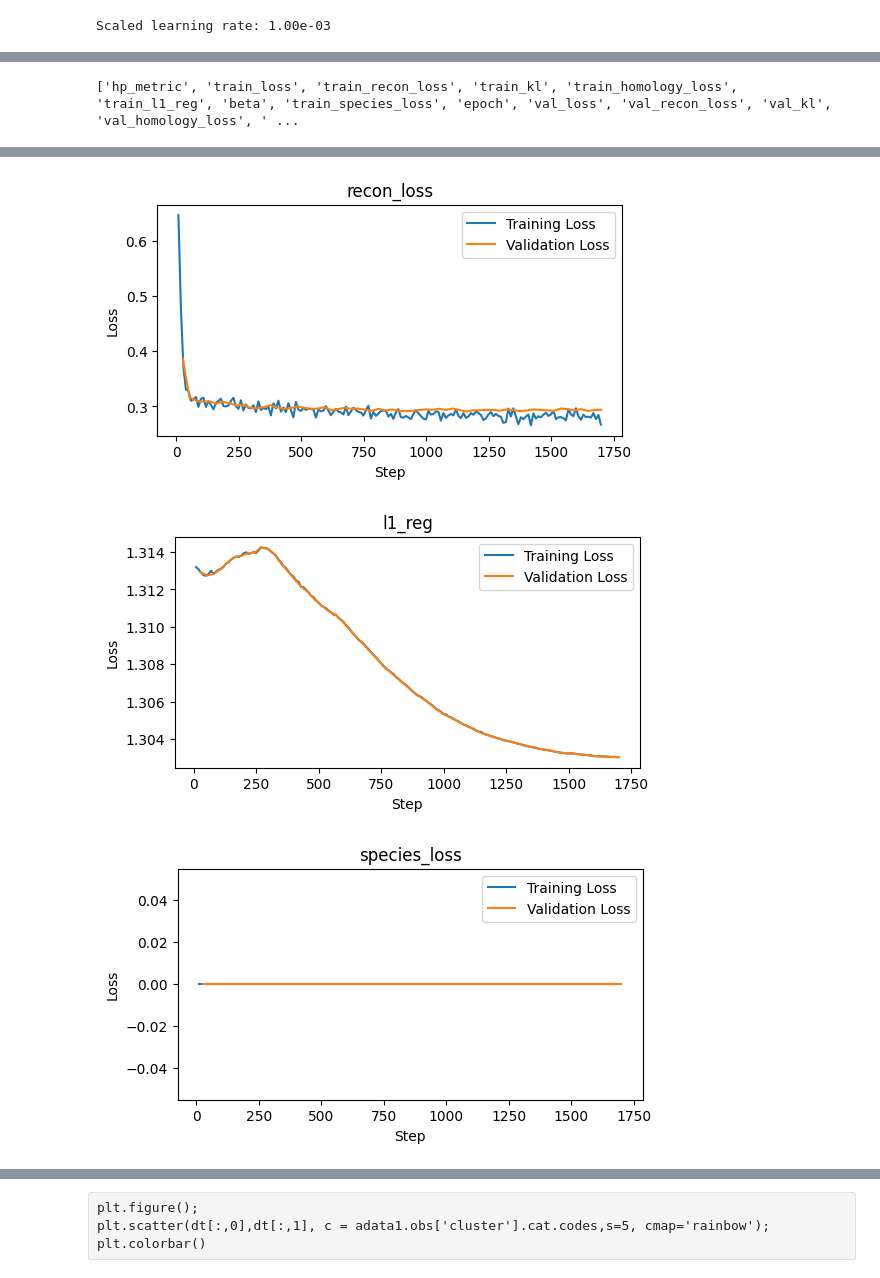
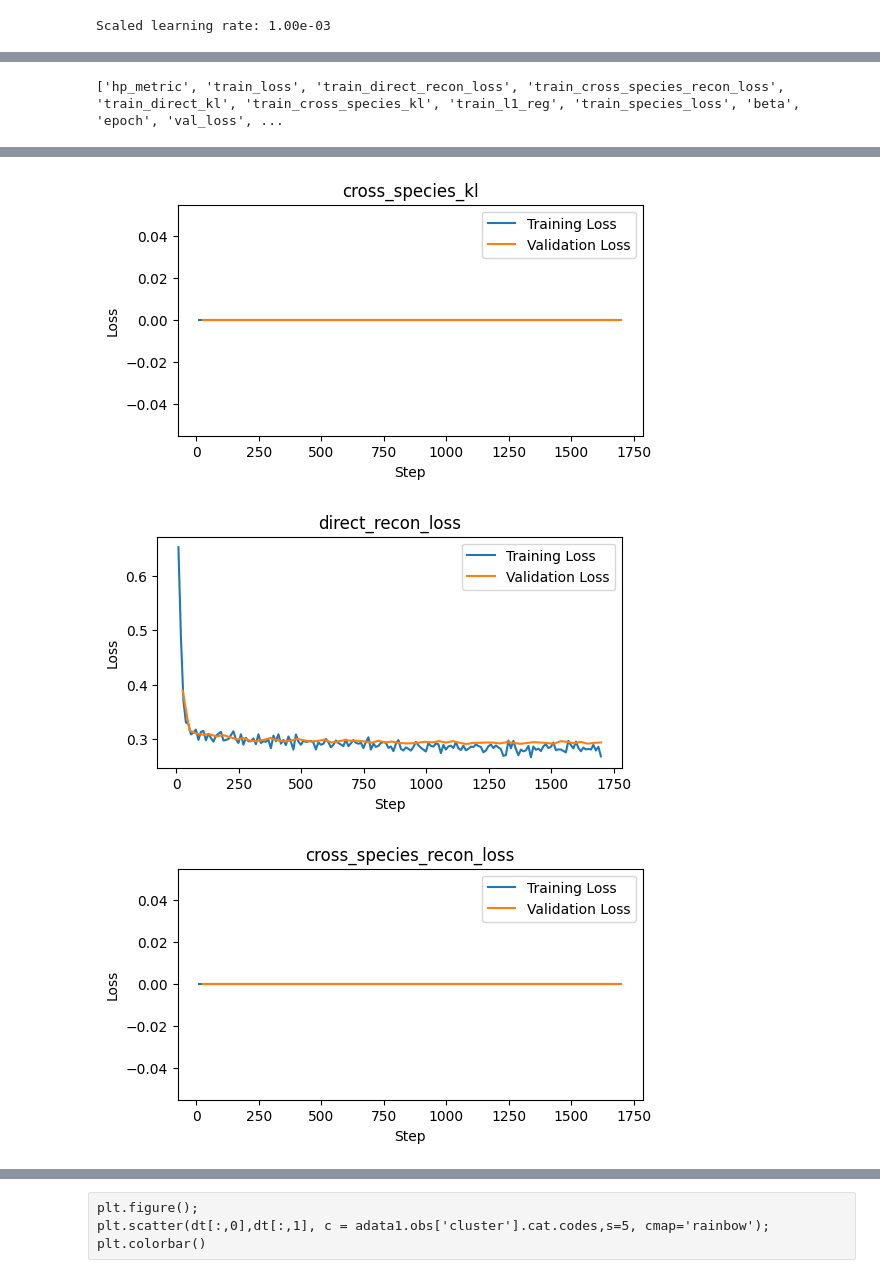
Before and after one commit to atarashansky/cross-species-vae, a Jupyter notebook: vae.ipynb, the cells around one changed output, grey strips where cells are left out. Drawn from its saved outputs; the diff is of its cells as text; code cells hidden in the pictures.

```diff
--- a/vae.ipynb
+++ b/vae.ipynb
@@ -253,7 +252,7 @@ print(ea.scalars.Keys())
 # Convert to pandas DataFrame
 import pandas as pd
 
-for loss_type in ["loss", "kl", "recon_loss", "l1_reg", "species_loss", "homology_loss"]:
+for loss_type in ["loss", "direct_kl", "cross_species_kl", "direct_recon_loss", "cross_species_recon_loss", "l1_reg", "species_loss"]:
     # Get specific metrics
     train_loss = pd.DataFrame(ea.Scalars(f'train_{loss_type}'), columns=['wall_time', 'step', 'value'])
     val_loss = pd.DataFrame(ea.Scalars(f'val_{loss_type}'), columns=['wall_time', 'step', 'value'])
@@ -270,5 +269,5 @@ for loss_type in ["loss", "kl", "recon_loss", "l1_reg", "species_loss", "homolog
     plt.title(loss_type)
     plt.legend()
 # %% [output]
-['hp_metric', 'train_loss', 'train_recon_loss', 'train_kl', 'train_homology_loss', 'train_l1_reg', 'beta', 'train_species_loss', 'epoch', 'val_loss', 'val_recon_loss', 'val_kl', 'val_homology_loss', ' ...
+['hp_metric', 'train_loss', 'train_direct_recon_loss', 'train_cross_species_recon_loss', 'train_direct_kl', 'train_cross_species_kl', 'train_l1_reg', 'train_species_loss', 'beta', 'epoch', 'val_loss', ...
 [figure]
@@ -276,3 +275,3 @@ for loss_type in ["loss", "kl", "recon_loss", "l1_reg", "species_loss", "homolog
-[figure, old version]
+[figure, new version]
-[figure, old version]
+[figure, new version]
-[figure, old version]
+[figure, new version]
```
Also changed, not shown: parts of 5 cells of this notebook, 1 other file.
